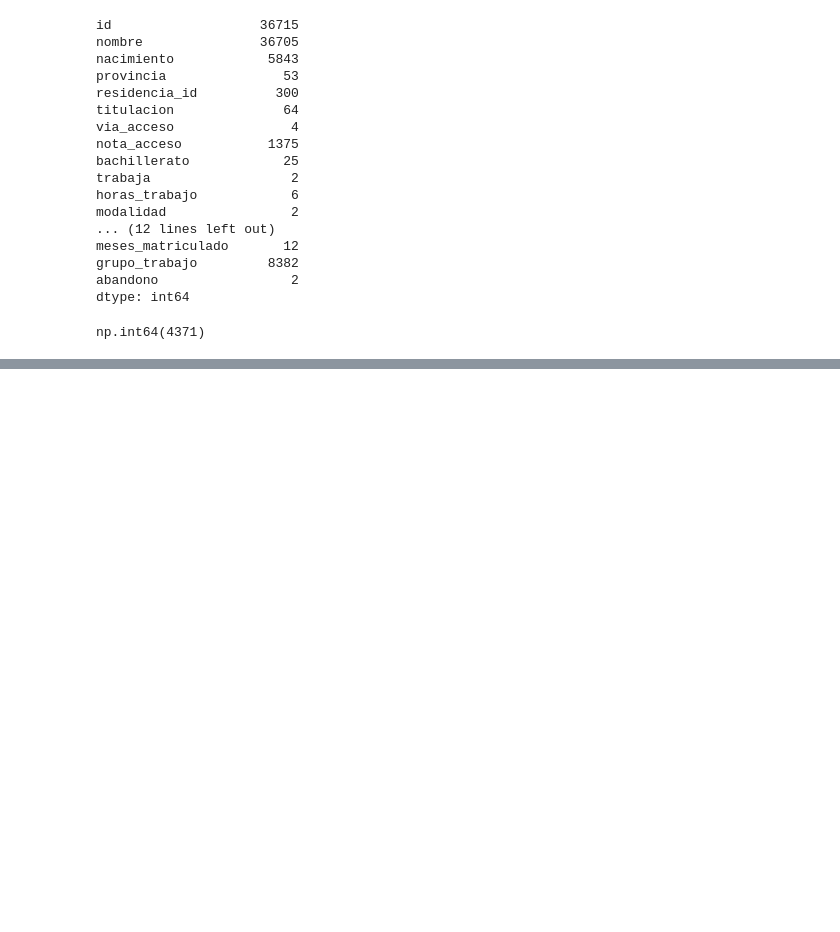
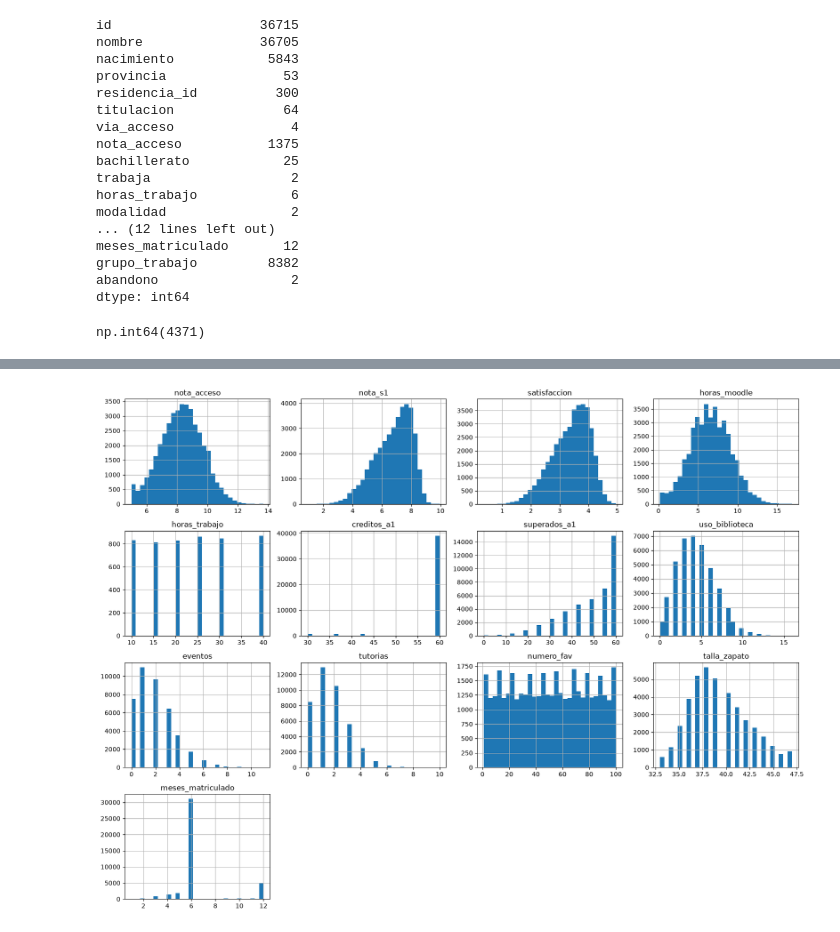
Before and after one commit to alfquito0206/data-mining-2026, a Jupyter notebook: practica-01/Práctica 1 - Análisis, procesamiento y validación .ipynb, the cells around one changed output, grey strips where cells are left out. Cells and saved outputs as stored; diff of their text form; code cells hidden in the pictures; blank space fills up the shorter version.

```diff
--- a/practica-01/Práctica 1 - Análisis, procesamiento y validación .ipynb
+++ b/practica-01/Práctica 1 - Análisis, procesamiento y validación .ipynb
@@ -711,0 +716,8 @@ Name: nota_acceso, dtype: str
+# %%
+eda = df_train.copy()
+# %%
+#celda 1: convertimos las tres columnas con coma decimal
+#nota_acceso, nota_s1 y satisfaccion
+
+for col in ['nota_acceso', 'nota_s1', 'satisfaccion']:
+    eda[col] = pd.to_numeric(eda[col].str.replace(',', '.'))
@@ -711,0 +726,12 @@ Name: nota_acceso, dtype: str
+# %%
+#ahora pasamos con horas_moodle, hay que quitar todo lo que no sea numero
+
+eda['horas_moodle'] = pd.to_numeric(
+    eda['horas_moodle']
+    .str.replace(',', '.')
+    .str.replace('~', '')
+    .str.replace('horas', '')
+    .str.replace('h', '')
+    .str.strip()
+)
+#el orden importa 'horas se quita antes que h' ya que si quitamos la h primero no podriamos quitar horas
@@ -711,0 +759,14 @@ Name: nota_acceso, dtype: str
+# %%
+#Distribucion de las numericas
+
+#celda 1: lista numericas y resumen
+
+numericas = ['nota_acceso', 'nota_s1', 'satisfaccion', 'horas_moodle',
+               'horas_trabajo', 'creditos_a1', 'superados_a1', 'uso_biblioteca',
+               'eventos', 'tutorias', 'numero_fav', 'talla_zapato', 'meses_matriculado']
+
+eda[numericas].describe().round(2).T
+
+#numericas guarda en una variable la lista de col. numericas
+#trabaja y abandono no van por que son binarias
+#describe() calcula para cada una el conteo, la media, la desviacion, el minimo, los cuartiles y el maximo
@@ -711,0 +788,9 @@ Name: nota_acceso, dtype: str
+# %%
+#celda 2: histogramas numericas
+
+
+eda[numericas].hist(bins=30, figsize=(16, 12))
+plt.tight_layout()
+plt.show()
+# %% [output]
+[figure, added]
```
Also changed, not shown: parts of 25 cells of this notebook, 1 other file.
